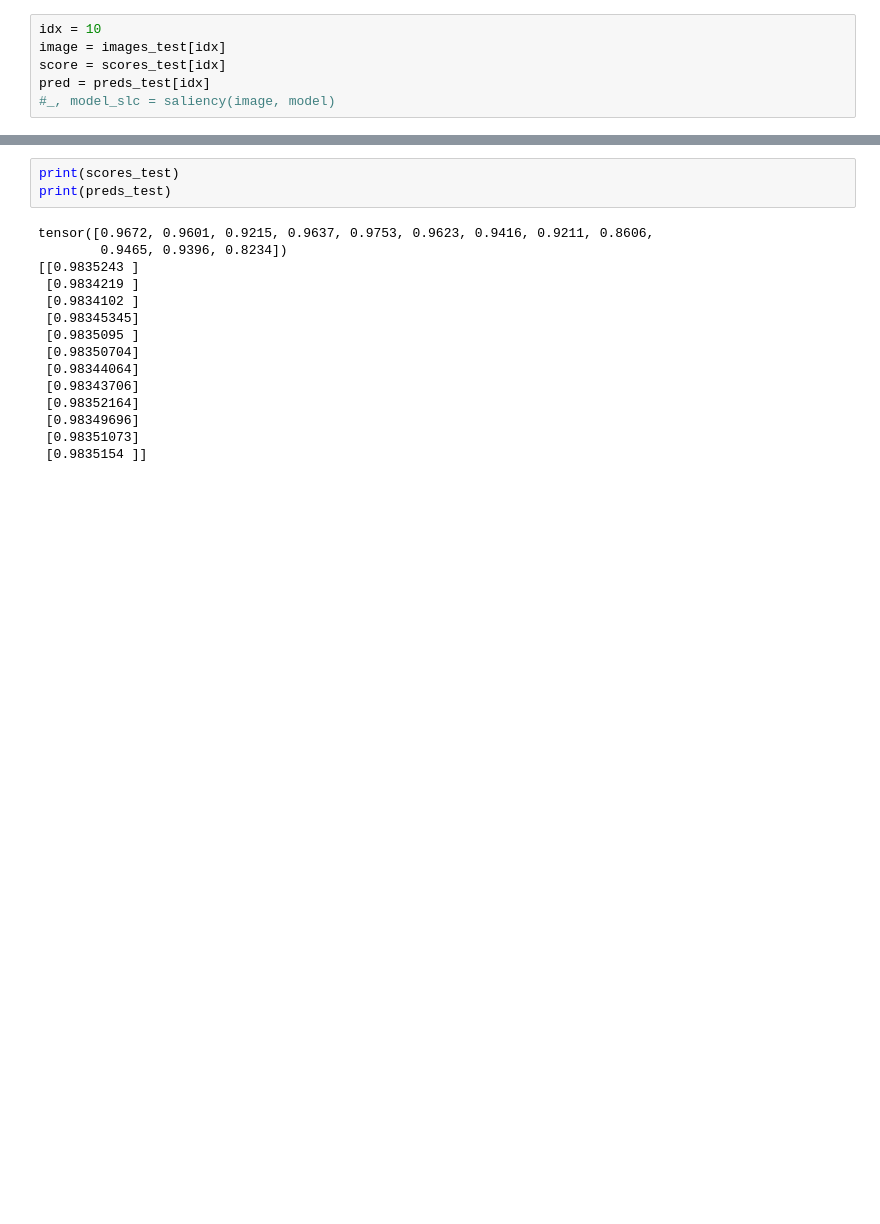
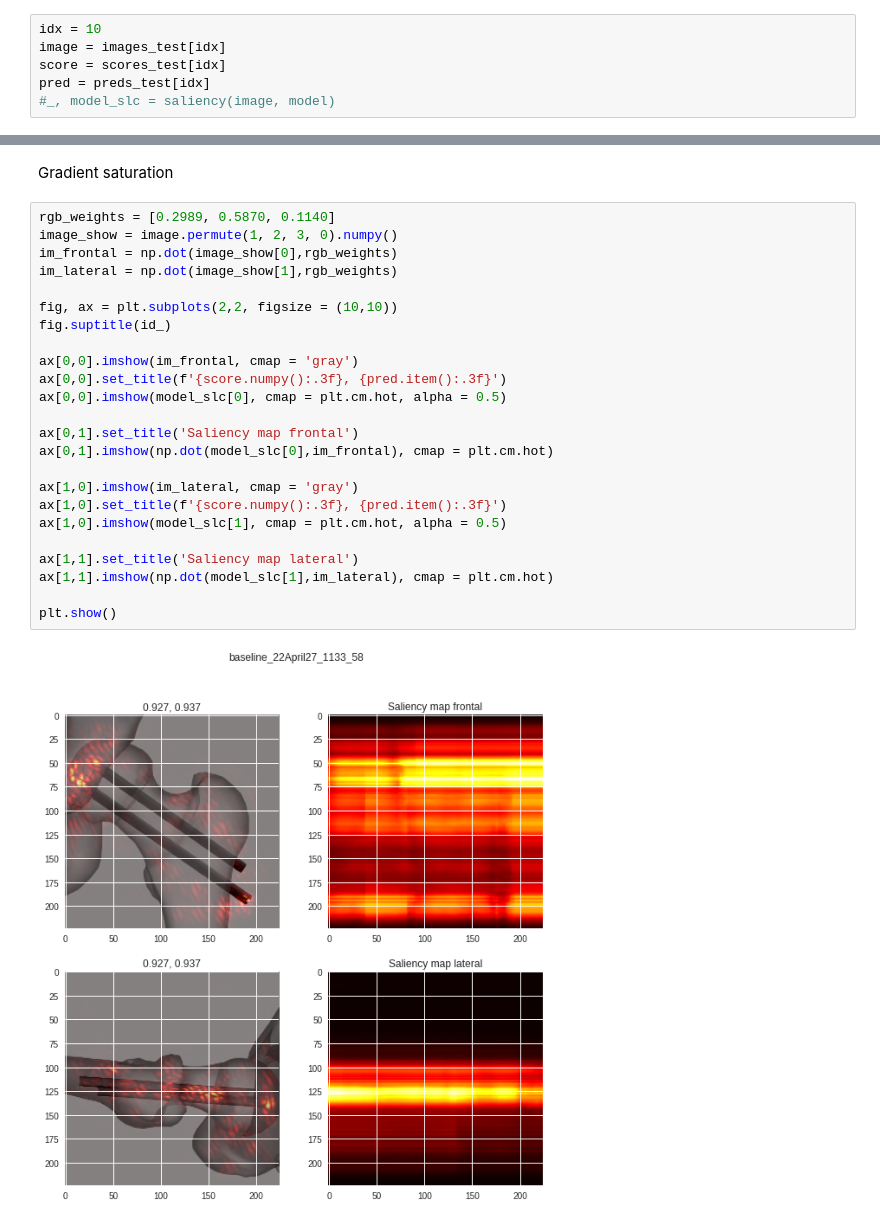
Before and after one commit to ditteblom/OrtKirProject, a Jupyter notebook: analysis.ipynb, the cells around one changed output, grey strips where cells are left out. Saved outputs shown, nothing was run; the diff lists cells and outputs as text; blank space fills up the shorter version.

```diff
--- a/analysis.ipynb
+++ b/analysis.ipynb
@@ -187,18 +201,28 @@ plt.show()
-# %%
-print(scores_test)
-print(preds_test)
-# %% [output]
-tensor([0.9672, 0.9601, 0.9215, 0.9637, 0.9753, 0.9623, 0.9416, 0.9211, 0.8606,
-        0.9465, 0.9396, 0.8234])
-[[0.9835243 ]
- [0.9834219 ]
- [0.9834102 ]
- [0.98345345]
- [0.9835095 ]
- [0.98350704]
- [0.98344064]
- [0.98343706]
- [0.98352164]
- [0.98349696]
- [0.98351073]
- [0.9835154 ]]
+# %% [markdown]
+Gradient saturation
+# %%
+rgb_weights = [0.2989, 0.5870, 0.1140]
+image_show = image.permute(1, 2, 3, 0).numpy()
+im_frontal = np.dot(image_show[0],rgb_weights)
+im_lateral = np.dot(image_show[1],rgb_weights)
+
+fig, ax = plt.subplots(2,2, figsize = (10,10))
+fig.suptitle(id_)
+
+ax[0,0].imshow(im_frontal, cmap = 'gray')
+ax[0,0].set_title(f'{score.numpy():.3f}, {pred.item():.3f}')
+ax[0,0].imshow(model_slc[0], cmap = plt.cm.hot, alpha = 0.5)
+
+ax[0,1].set_title('Saliency map frontal')
+ax[0,1].imshow(np.dot(model_slc[0],im_frontal), cmap = plt.cm.hot)
+
+ax[1,0].imshow(im_lateral, cmap = 'gray')
+ax[1,0].set_title(f'{score.numpy():.3f}, {pred.item():.3f}')
+ax[1,0].imshow(model_slc[1], cmap = plt.cm.hot, alpha = 0.5)
+
+ax[1,1].set_title('Saliency map lateral')
+ax[1,1].imshow(np.dot(model_slc[1],im_lateral), cmap = plt.cm.hot)
+
+plt.show()
+# %% [output]
+[figure, added]
```
Also changed, not shown: parts of 8 cells of this notebook, 6 other files.
